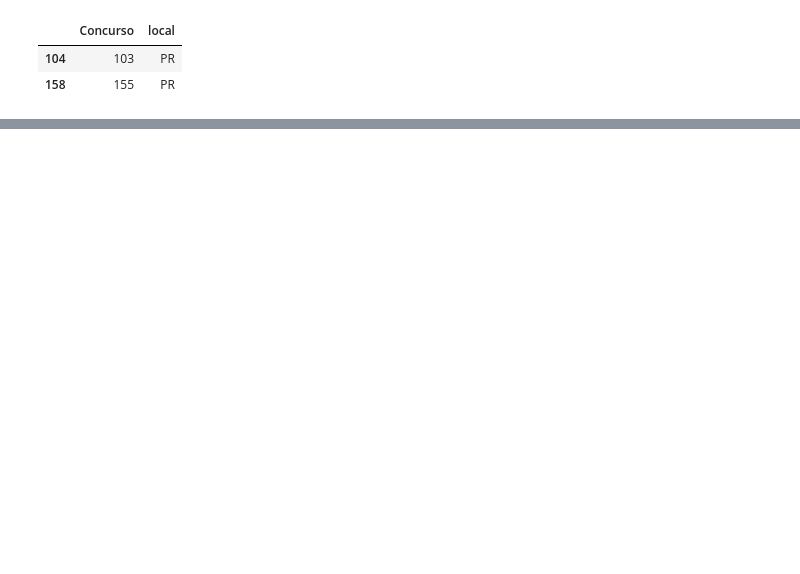
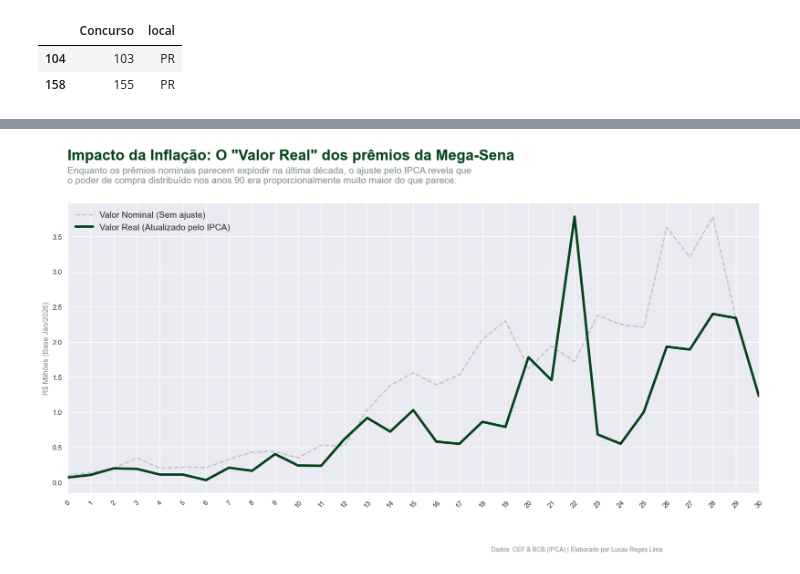
Before and after one commit to zf0rest/megasena_science, a Jupyter notebook: notebooks/analise.ipynb, the cells around one changed output, grey strips where cells are left out. Drawn from its saved outputs; the diff is of its cells as text; code cells hidden in the pictures; blank space fills up the shorter version.

```diff
--- a/notebooks/analise.ipynb
+++ b/notebooks/analise.ipynb
@@ -653,0 +638,8 @@ display(df_anual.to_frame().head(len(df_anual)))
+# %%
+# 433 é o IPCA mensal
+ipca_mensal = sgs.get({'IPCA': 433}, start='1996-01-01')
+
+#Como seu dado é ANUAL, vamos pegar o IPCA de Dezembro de cada ano, pra representar o poder de compra daquele período. (vou até tirar 2026 da jogada)
+
+ipca_anual = ipca_mensal.resample('YE').last() #Pra que isso dê certo os dados precisam estar em formato datetime, o resample faz esse agrupamento
+#display(ipca_anual)
@@ -653,0 +652,4 @@ display(df_anual.to_frame().head(len(df_anual)))
+# %%
+ipca_anual['Fator_Correcao'] = ipca_anual['IPCA'].iloc[-1] / ipca_anual['IPCA'] #pegando o mais atual, que é o nosso período base e dividindo por cada período
+
+print(ipca_anual.head(5))
@@ -653,0 +664,7 @@ display(df_anual.to_frame().head(len(df_anual)))
+# %%
+df_anual = pd.DataFrame(df_anual)
+Serie_Deflacionada = pd.merge(df_anual, ipca_anual[['Fator_Correcao']], how='inner', left_on=ipca_anual.index.year, right_on=df_anual.index)
+Serie_Deflacionada.rename({'key_0':'Ano'}, axis=1).set_index('Ano')
+
+Serie_Deflacionada['Valor deflacionado'] = Serie_Deflacionada['Valor_Total'] * Serie_Deflacionada['Fator_Correcao']
+Serie_Deflacionada.head(5)
@@ -653,0 +678,49 @@ display(df_anual.to_frame().head(len(df_anual)))
+# %%
+import seaborn as sns
+import matplotlib.pyplot as plt
+import matplotlib.ticker as ticker
+
+# 1. Configuração do Tema
+sns.set_theme(style="darkgrid")
+plt.figure(figsize=(20, 10))
+
+# 2. Plotando as duas linhas
+# Linha do Valor Nominal (o que o público vê na TV)
+ax = sns.lineplot(data=Serie_Deflacionada, x=Serie_Deflacionada.index, y='Valor_Total',
+                  color='#BDC3C7', lw=2, label='Valor Nominal (Sem ajuste)', linestyle='--')
+
+# Linha do Valor Deflacionado (A realidade econômica que você calculou)
+ax = sns.lineplot(data=Serie_Deflacionada, x=Serie_Deflacionada.index, y='Valor deflacionado',
+                  color='#00441b', lw=4, label='Valor Real (Atualizado pelo IPCA)')
+
+# 3. Ajuste do Eixo X (Cravado nos anos reais)
+ax.set_xlim(Serie_Deflacionada.index.min(), Serie_Deflacionada.index.max())
+ax.xaxis.set_major_locator(ticker.MultipleLocator(1))
+plt.xticks(rotation=45)
+
+# 4. Títulos e Storytelling
+ax.text(0.0, 1.15, 'Impacto da Inflação: O "Valor Real" dos prêmios da Mega-Sena',
+         transform=ax.transAxes, fontsize=24, fontweight='bold', color='#00441b')
+
+ax.text(0.0, 1.07, 'Enquanto os prêmios nominais parecem explodir na última década, o ajuste pelo IPCA revela que\no poder de compra distribuído nos anos 90 era proporcionalmente muito maior do que parece.',
+         transform=ax.transAxes, fontsize=15, color='#7F8C8D')
+
+# 5. Limpeza de Bordas (Seu padrão favorito)
+ax.spines['left'].set_visible(False)
+ax.spines['top'].set_visible(False)
+ax.spines['right'].set_visible(False)
+
+# 6. Legenda e Eixo Y
+plt.legend(frameon=False, fontsize=14, loc='upper left')
+plt.ylabel("R$ Milhões (Base Jan/2026)", fontsize=12, color='#7F8C8D')
+plt.xlabel(None)
+
+# Créditos
+plt.figtext(0.60, 0.02,
+            'Dados: CEF & BCB (IPCA) | Elaborado por Lucas Reges Lima',
+            fontsize=10, color='#7F8C8D', ha='left')
+
+plt.subplots_adjust(top=0.80, bottom=0.15)
+plt.show()
+# %% [output]
+[figure, added]
```
Also changed, not shown: parts of 18 cells of this notebook, 5 other files.
